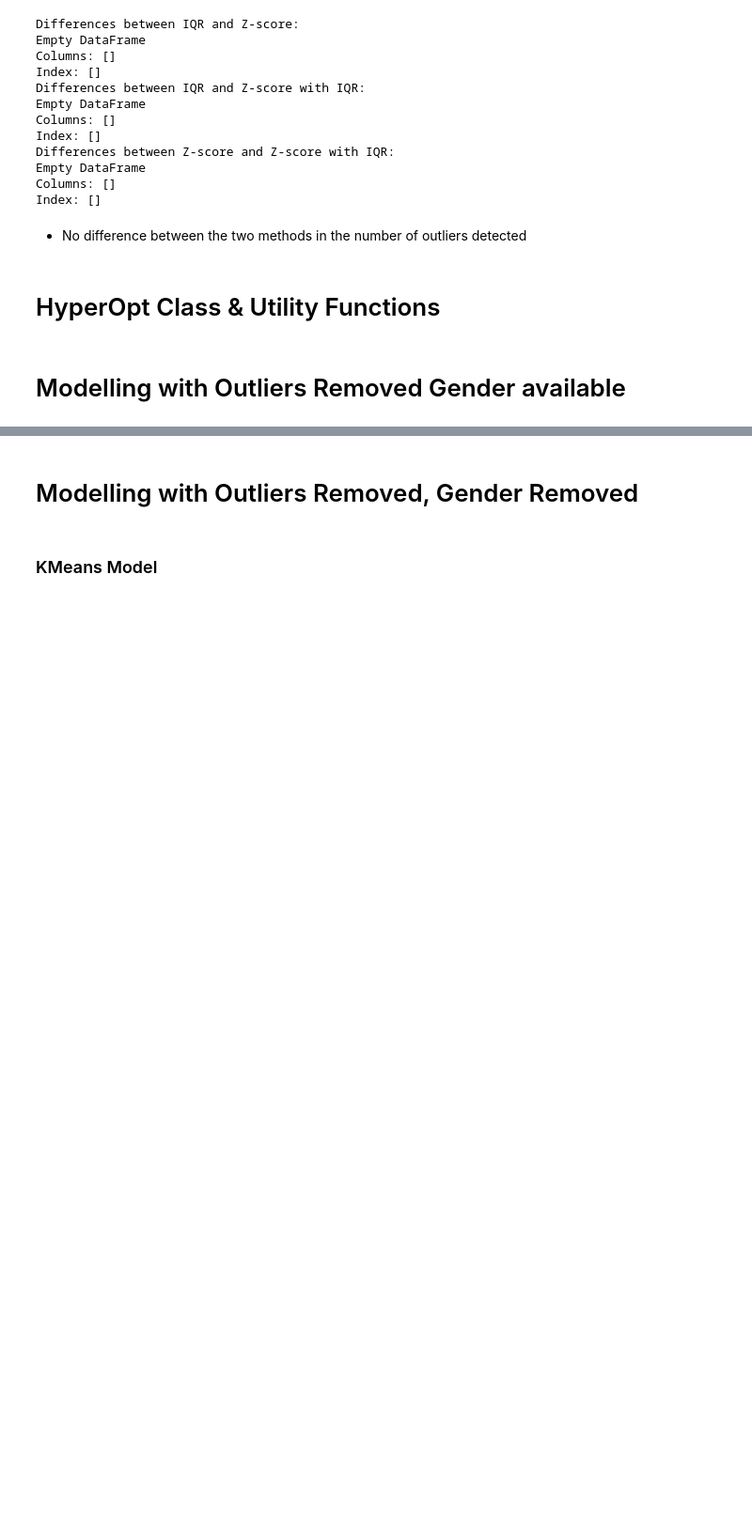
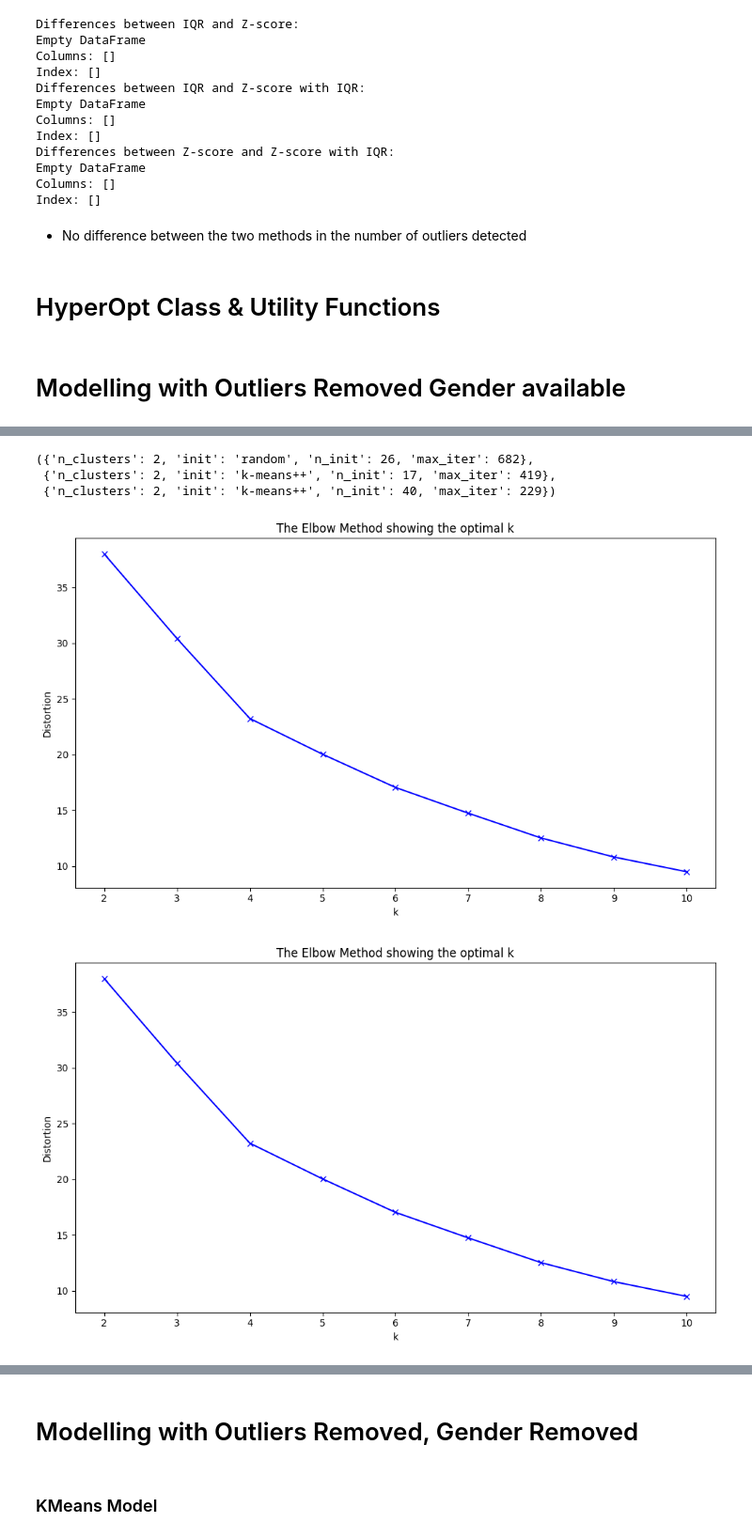
Before and after one commit to Ahmed-Nezar/Customer-Segmentation-Analysis, a Jupyter notebook: Notebooks/Main.ipynb, the cells around one changed output, grey strips where cells are left out. Shown at 94% size. Cells and saved outputs as stored; diff of their text form; code cells hidden in the pictures; blank space fills up the shorter version.

Commit message:
feat: implement Modelling without outliers-with Gender

```diff
--- a/Notebooks/Main.ipynb
+++ b/Notebooks/Main.ipynb
@@ -943,0 +948,8 @@ def plot_dendogram(data, plot_dir, params):
+# %%
+kmeans_silhouette = HyperOpt(KMeans, "KMeans", data_preprocessed_no_outliers, "silhouette")
+kmeans_davis_bouldin = HyperOpt(KMeans, "KMeans", data_preprocessed_no_outliers, "davies_bouldin")
+kmeans_calinski_harabasz = HyperOpt(KMeans, "KMeans", data_preprocessed_no_outliers, "calinski_harabasz")
+
+best_params_kmeans_silhouette = kmeans_silhouette.run_study(n_trials=100)
+best_params_kmeans_davis_bouldin = kmeans_davis_bouldin.run_study(n_trials=100)
+best_params_kmeans_calinski_harabasz = kmeans_calinski_harabasz.run_study(n_trials=100)
@@ -943,0 +974,13 @@ def plot_dendogram(data, plot_dir, params):
+# %%
+best_params_kmeans_calinski_harabasz, best_params_kmeans_davis_bouldin, best_params_kmeans_silhouette
+# %% [output]
+({'n_clusters': 2, 'init': 'random', 'n_init': 26, 'max_iter': 682},
+ {'n_clusters': 2, 'init': 'k-means++', 'n_init': 17, 'max_iter': 419},
+ {'n_clusters': 2, 'init': 'k-means++', 'n_init': 40, 'max_iter': 229})
+# %%
+elbow_method(KMeans, 10, best_params_kmeans_silhouette, data_preprocessed_no_outliers)
+elbow_method(KMeans, 10, best_params_kmeans_davis_bouldin, data_preprocessed_no_outliers)
+elbow_method(KMeans, 10, best_params_kmeans_calinski_harabasz, data_preprocessed_no_outliers)
+# %% [output]
+[figure, added]
+[figure, added]
```
Also changed, not shown: parts of 17 cells of this notebook.
